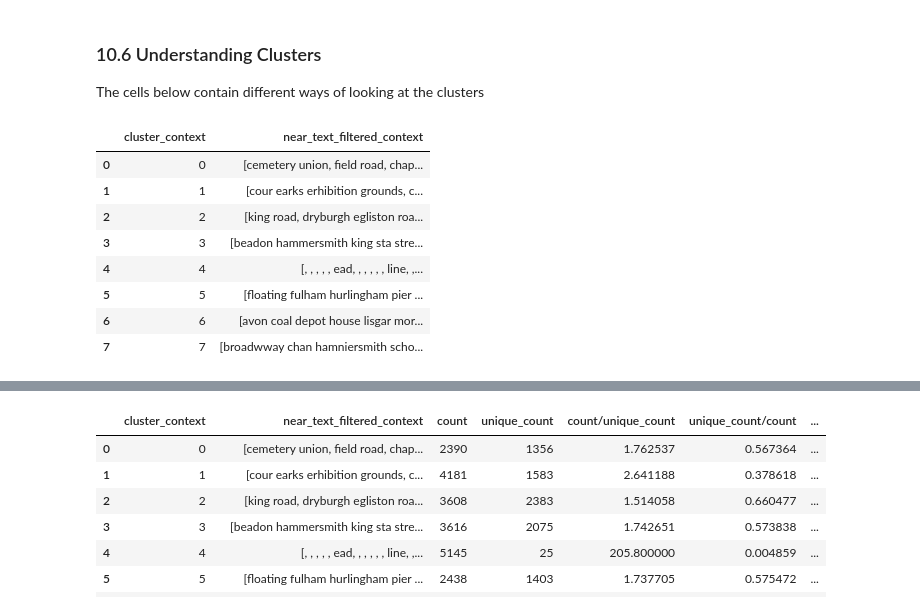
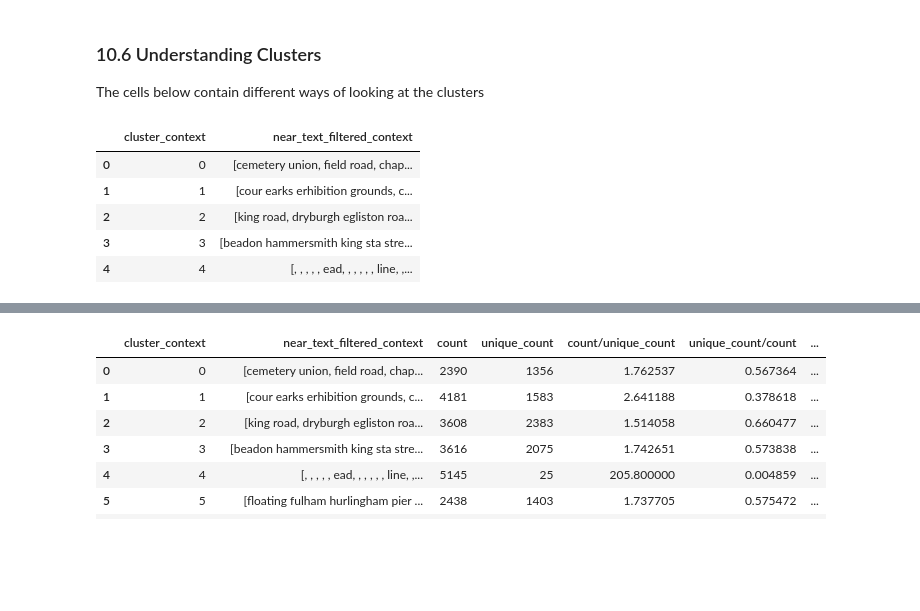
Before and after one commit to maps-as-data/imago-mundi-forum-2024, a Jupyter notebook: imago_mundi_railspace_2024_data_polygons.ipynb, the cells around one changed output, grey strips where cells are left out. Cells and saved outputs as stored; diff of their text form; code cells hidden in the pictures; blank space fills up the shorter version.

```diff
--- a/imago_mundi_railspace_2024_data_polygons.ipynb
+++ b/imago_mundi_railspace_2024_data_polygons.ipynb
@@ -152,8 +364,8 @@ patch_labels_red.reset_index(inplace=True) # convert image_id index to column
 # %%
 # 3.2 add geometry to the patch predictions
 
-patch_labels_red["polygon"] = patch_labels_red["geometry"]
-patch_labels_red["centroid"] = patch_labels_red["geometry"].centroid
+railspace_patches["polygon"] = railspace_patches["geometry"]
+railspace_patches["centroid"] = railspace_patches["geometry"].centroid
 
-patch_labels_red.reset_index(drop=True, inplace=True) # reset index
+railspace_patches.reset_index(drop=True, inplace=True) # reset index so the numbering is correct
 # %%
@@ -205,22 +406,22 @@ from sentence_transformers import SentenceTransformer
 # %%
-# 10.1 Create 'sentences' of railspace labels in patches
+# 10.1 Create 'sentences' of text in railspace patches
 
 # important this cell takes a while to run
 # you can simply ignore and load the json file I've shared with you
 tqdm.pandas()
 near_text_context = []
 
-for i,row in tqdm(patch_labels_red.iterrows(), total=patch_labels_red.shape[0]):
+for i,row in tqdm(railspace_patches.iterrows(), total=railspace_patches.shape[0]):
 	# get context polygon
 	minx, miny, maxx, maxy = row.geometry.bounds
 	context_polygon = Polygon.from_bounds(minx-100, miny-100, maxx+100, maxy+100)
 	# get text within a certain distance from the patch
 	# get the set of text labels
-	labels_patch_context = list(set(recognised_text_filtered[recognised_text_filtered.intersects(context_polygon)].text_cleaned.tolist()))
+	text_in_patch_context = list(set(recognised_text_filtered[recognised_text_filtered.intersects(context_polygon)].text_cleaned.tolist()))
 	# sort
-	labels_patch_context = sorted(labels_patch_context)
+	text_in_patch_context = sorted(text_in_patch_context)
 	# add the labels as a list sorted alphabetically
-	near_text_context.append(labels_patch_context)
+	near_text_context.append(text_in_patch_context)
 
 with open('near_text_context.json', 'w') as out_txt:
 	json.dump(near_text_context, out_txt)
@@ -237 +432,3 @@ patch_labels_red["near_text_context"] = near_text_context
+# %%
+railspace_patches["near_text_context"] = near_text_context
 # %%
@@ -294,8 +490,8 @@ sorted_kmeans_context.head()
 # %%
 best_kmeans_context = sorted_kmeans_context.iloc[0]["kmeans"]
 # %%
-# add labels to the patch_labels_red dataframe
+# add labels to the railspace_patches dataframe
 
-patch_labels_red['cluster_context'] = best_kmeans_context.labels_
-patch_labels_red['near_text_filtered_context'] = near_text_filtered_context
+railspace_patches['cluster_context'] = best_kmeans_context.labels_
+railspace_patches['near_text_filtered_context'] = near_text_filtered_context
 # %%
@@ -349,17 +544,15 @@ for cluster in patch_labels_red["cluster_context"].unique():
 
 The cells below contain different ways of looking at the clusters
 # %%
-#get labels for each cluster in predictions_red
-cluster_labels_context = patch_labels_red.groupby('cluster_context')['near_text_filtered_context'].apply(list).reset_index()
-cluster_labels_context
+# get labels for each cluster in predictions_red
+
+cluster_labels_context = railspace_patches.groupby('cluster_context')['near_text_filtered_context'].apply(list).reset_index()
+cluster_labels_context.head()
 # %% [output]
 |  | cluster_context | near_text_filtered_context |
 | 0 | 0 | [cemetery union, field road, chap... |
 | 1 | 1 | [cour earks erhibition grounds, c... |
 | 2 | 2 | [king road, dryburgh egliston roa... |
 | 3 | 3 | [beadon hammersmith king sta stre... |
 | 4 | 4 | [, , , , , ead, , , , , , line, ,... |
-| 5 | 5 | [floating fulham hurlingham pier ... |
-| 6 | 6 | [avon coal depot house lisgar mor... |
-| 7 | 7 | [broadwway chan hamniersmith scho... |
 # %%
```
Also changed, not shown: parts of 71 cells of this notebook.
